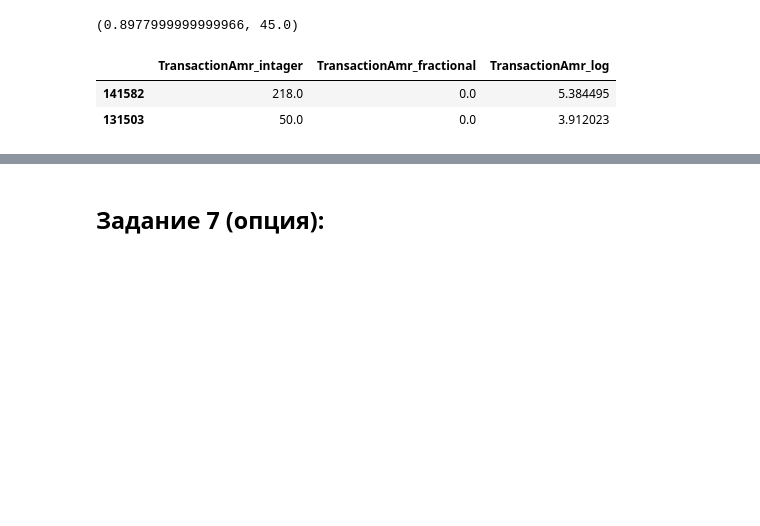
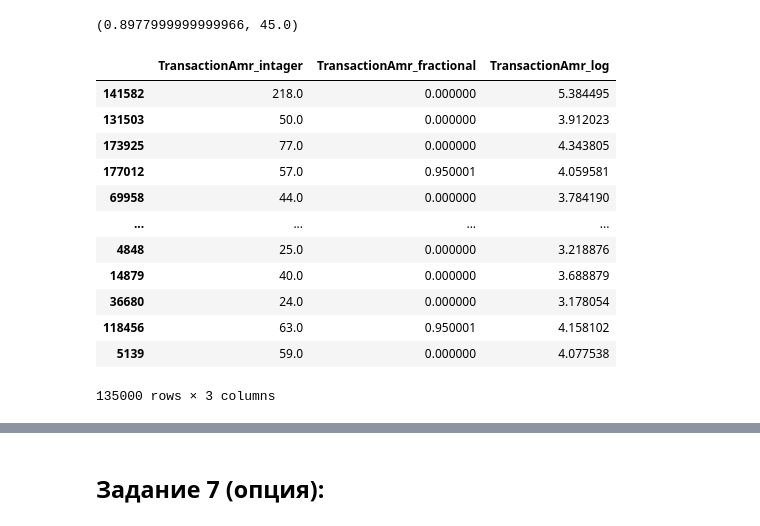
Before and after one commit to SokIL69/Sports-data-analysis-Kaggle-II, a Jupyter notebook: Lesson_5/lesson_5_hw.ipynb, the cells around one changed output, grey strips where cells are left out. Saved outputs shown, nothing was run; the diff lists cells and outputs as text; code cells hidden in the pictures; blank space fills up the shorter version.

```diff
--- a/Lesson_5/lesson_5_hw.ipynb
+++ b/Lesson_5/lesson_5_hw.ipynb
@@ -1418,9 +1444,19 @@ task6_features = [
 # %%
-x_train_task_6[task6_features].head(2)
+x_train_task_6[task6_features]
 # %% [output]
 |  | TransactionAmr_intager | TransactionAmr_fractional | TransactionAmr_log |
-| 141582 | 218.0 | 0.0 | 5.384495 |
-| 131503 | 50.0 | 0.0 | 3.912023 |
+| 141582 | 218.0 | 0.000000 | 5.384495 |
+| 131503 | 50.0 | 0.000000 | 3.912023 |
+| 173925 | 77.0 | 0.000000 | 4.343805 |
+| 177012 | 57.0 | 0.950001 | 4.059581 |
+| 69958 | 44.0 | 0.000000 | 3.784190 |
+| ... | ... | ... | ... |
+| 4848 | 25.0 | 0.000000 | 3.218876 |
+| 14879 | 40.0 | 0.000000 | 3.688879 |
+| 36680 | 24.0 | 0.000000 | 3.178054 |
+| 118456 | 63.0 | 0.950001 | 4.158102 |
+| 5139 | 59.0 | 0.000000 | 4.077538 |
+135000 rows × 3 columns
 # %%
 # eval_sets= [
 #     (x_train_task_6[xgb_numerical_features + categorical_features], y_train),
```
Also changed, not shown: parts of 32 cells of this notebook, 1 other file.
